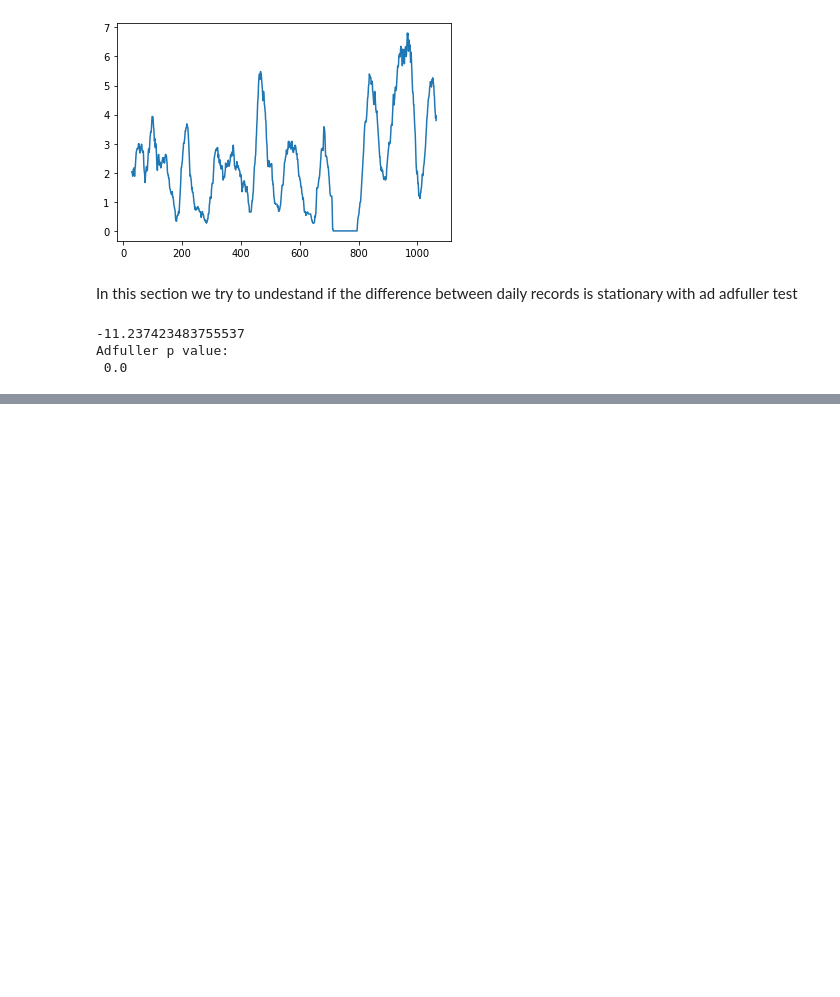
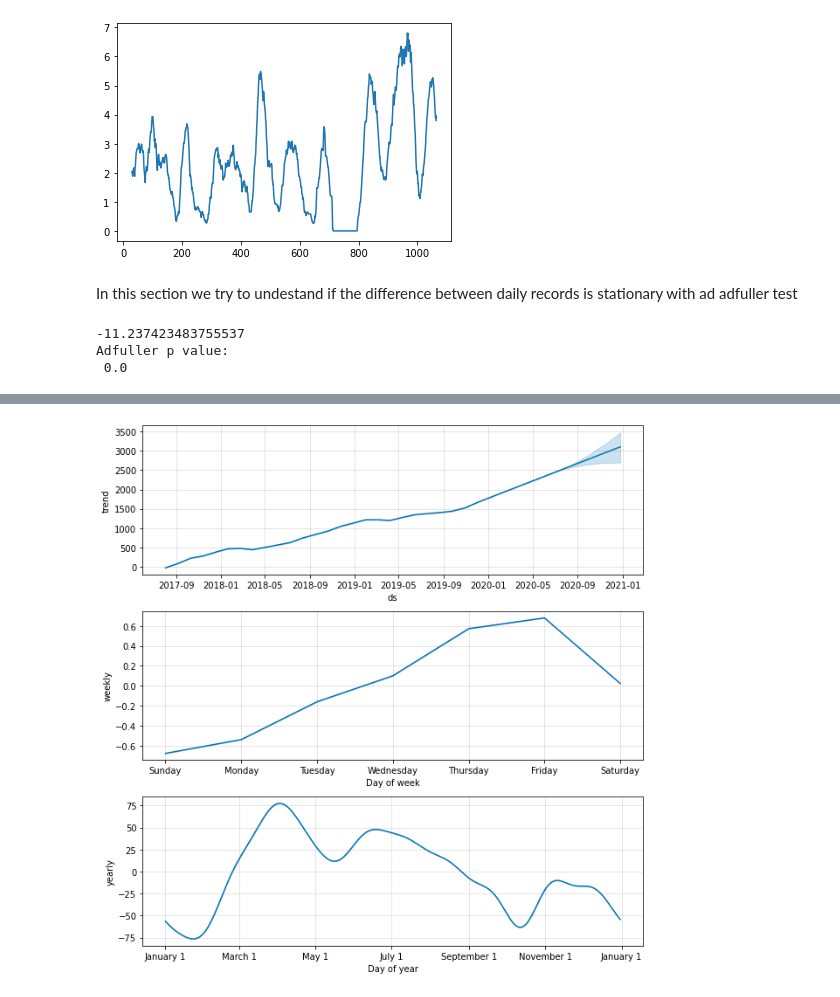
Before and after one commit to uomodellamansarda/PersonalGrowthTracker, a Jupyter notebook: Workout_Analyzer_Eng_V2.ipynb, the cells around one changed output, grey strips where cells are left out. Saved outputs shown, nothing was run; the diff lists cells and outputs as text; code cells hidden in the pictures; blank space fills up the shorter version.

```diff
--- a/Workout_Analyzer_Eng_V2.ipynb
+++ b/Workout_Analyzer_Eng_V2.ipynb
@@ -700,0 +730,29 @@ Adfuller p value:
+# %%
+#Creating the dictonary that we will use to ingest data
+activity_column=rs_df.Cum.iloc[:,]
+date_column=rs_df.index
+dict_series={'ds':date_column,'y':activity_column}
+#Creating the DataFrame that will be used as input for the
+#Prophet Model tuning
+prophet_df=pd.DataFrame(dict_series)
+
+#Here we calculate the remaining days
+#to evaluate the how may days remain
+#at the end of the year
+
+#end of the year datetime
+end = datetime(datetime.today().year, 12, 31).date()
+#today datetime
+today_datetime=today.date()
+#
+diff=(end-today_datetime).days
+m = Prophet()
+m.fit(prophet_df)
+end_year=diff
+future = m.make_future_dataframe(periods=diff)
+forecast = m.predict(future)
+forecast[['ds', 'yhat', 'yhat_lower', 'yhat_upper']].tail()
+#we should save the forecast containg in ds our evaluation day
+last_forecast=forecast[['ds', 'yhat','yhat_lower',
+                             'yhat_upper']].iloc[-1].copy()
+print(last_forecast)
@@ -700,0 +766,5 @@ Adfuller p value:
+# %%
+fig = m.plot_components(forecast)
+plt.show()
+# %% [output]
+[figure, added]
```
Also changed, not shown: parts of 14 cells of this notebook.
